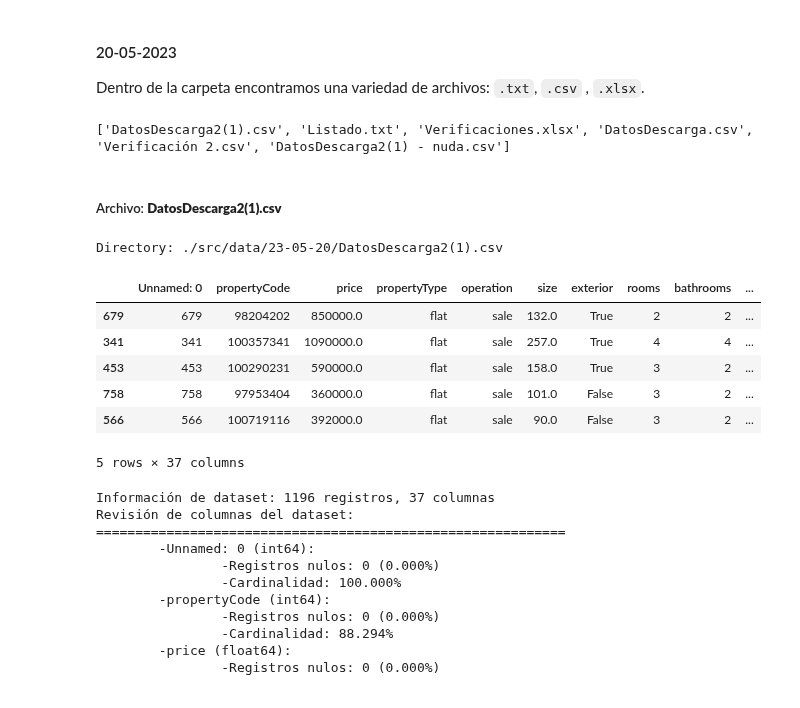
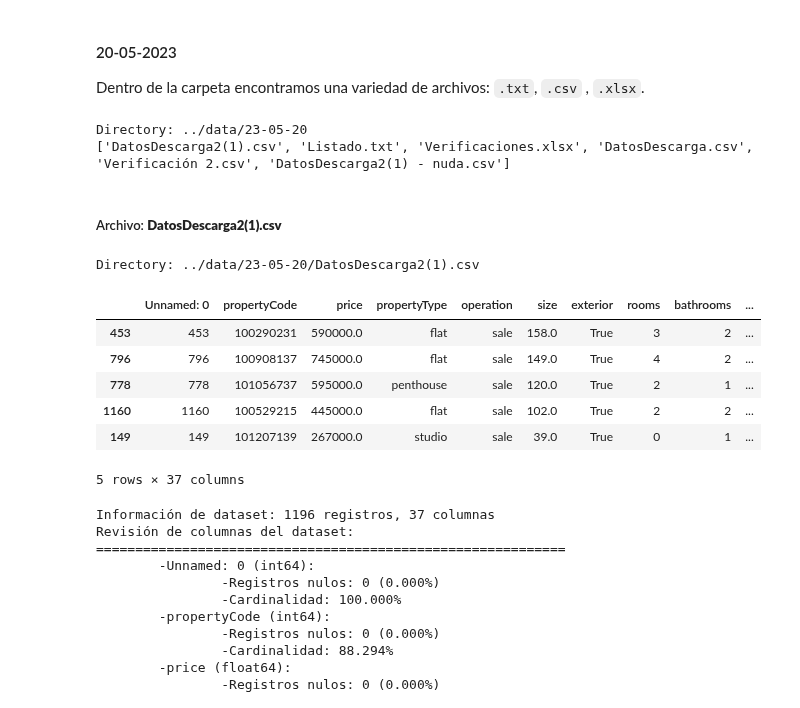
Before and after one commit to asgr29/EDA_Inmuebles_Idealista, a Jupyter notebook: src/notebooks/notebook-eda.ipynb, the cells around one changed output. Cells and saved outputs as stored; diff of their text form; code cells hidden in the pictures.

```diff
--- a/src/notebooks/notebook-eda.ipynb
+++ b/src/notebooks/notebook-eda.ipynb
@@ -183,25 +184,28 @@ Cómo vemos, este archivo posee información que no vamos a poder asociar a ning
 
 Dentro de la carpeta encontramos una variedad de archivos: `.txt`, `.csv` , `.xlsx`.
 # %%
-files = os.listdir(f"{path}/23-05-20")
+path = f"{base_path}/23-05-20"
+print("Directory:", path)
+files = os.listdir(path)
 print(files)
 # %% [output]
+Directory: ../data/23-05-20
 ['DatosDescarga2(1).csv', 'Listado.txt', 'Verificaciones.xlsx', 'DatosDescarga.csv', 'Verificación 2.csv', 'DatosDescarga2(1) - nuda.csv']
 # %% [markdown]
 ##### Archivo: **DatosDescarga2(1).csv**
 # %%
-dir = f"{path}/23-05-20/{files[0]}"
+dir = f"{path}/{files[0]}"
 print("Directory:", dir)
 data = pd.read_csv(dir)
 data.sample(5)
 # %% [output]
-Directory: ./src/data/23-05-20/DatosDescarga2(1).csv
+Directory: ../data/23-05-20/DatosDescarga2(1).csv
 |  | Unnamed: 0 | propertyCode | price | propertyType | operation | size | exterior | rooms | bathrooms | ... |
-| 679 | 679 | 98204202 | 850000.0 | flat | sale | 132.0 | True | 2 | 2 | ... |
-| 341 | 341 | 100357341 | 1090000.0 | flat | sale | 257.0 | True | 4 | 4 | ... |
 | 453 | 453 | 100290231 | 590000.0 | flat | sale | 158.0 | True | 3 | 2 | ... |
-| 758 | 758 | 97953404 | 360000.0 | flat | sale | 101.0 | False | 3 | 2 | ... |
-| 566 | 566 | 100719116 | 392000.0 | flat | sale | 90.0 | False | 3 | 2 | ... |
+| 796 | 796 | 100908137 | 745000.0 | flat | sale | 149.0 | True | 4 | 2 | ... |
+| 778 | 778 | 101056737 | 595000.0 | penthouse | sale | 120.0 | True | 2 | 1 | ... |
+| 1160 | 1160 | 100529215 | 445000.0 | flat | sale | 102.0 | True | 2 | 2 | ... |
+| 149 | 149 | 101207139 | 267000.0 | studio | sale | 39.0 | True | 0 | 1 | ... |
 5 rows × 37 columns
 # %%
 basic_dataset_info(data)
```
Also changed, not shown: parts of 54 cells of this notebook, 1 other file.
